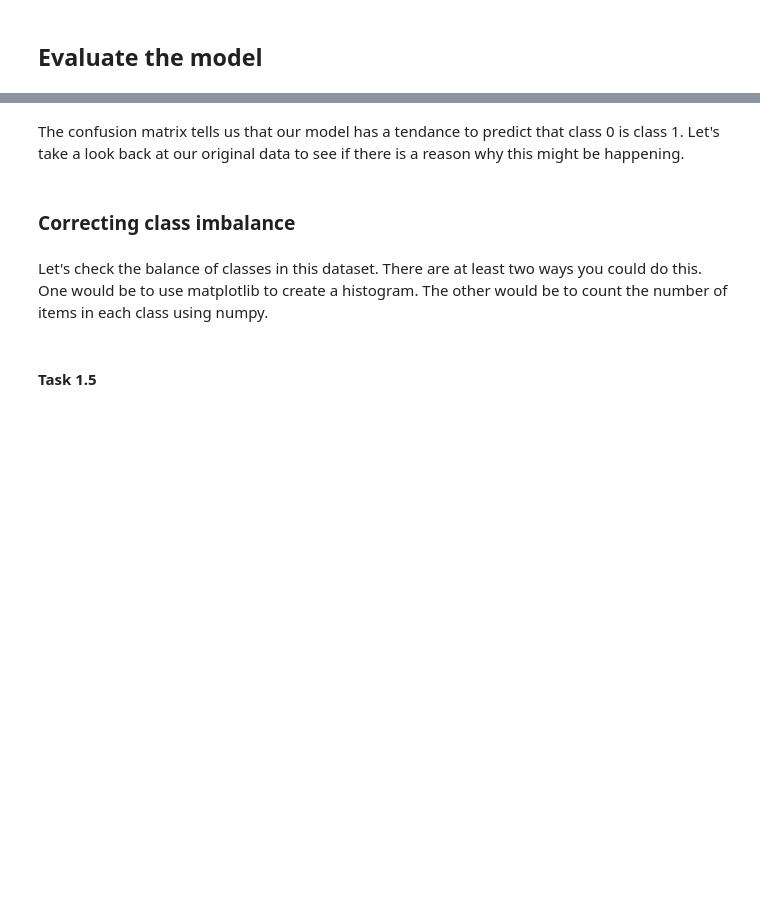
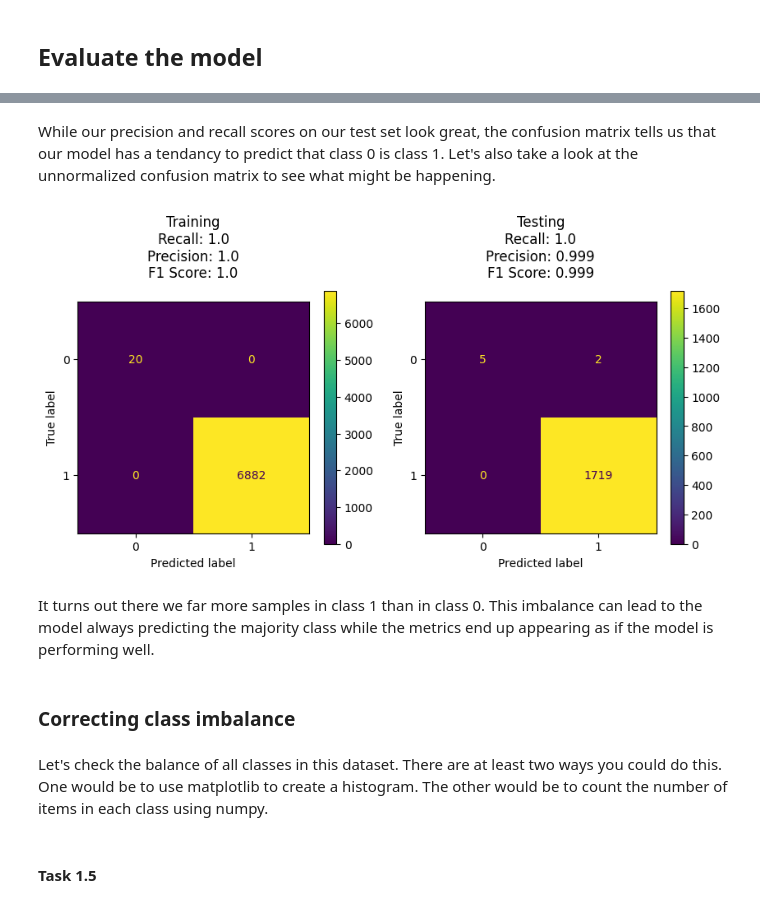
Before and after one commit to dlmbl/intro_ml, a Jupyter notebook: solution-1.ipynb, the cells around one changed output, grey strips where cells are left out. Cells and saved outputs as stored; diff of their text form; code cells hidden in the pictures; blank space fills up the shorter version.

```diff
--- a/solution-1.ipynb
+++ b/solution-1.ipynb
@@ -489,9 +489,28 @@ plot_metrics(test_metrics, 'Testing', ax[1])
 # %% [markdown]
-The confusion matrix tells us that our model has a tendance to predict that class 0 is class 1. Let's take a look back at our original data to see if there is a reason why this might be happening.
+While our precision and recall scores on our test set look great, the confusion matrix tells us that our model has a tendancy to predict that class 0 is class 1. Let's also take a look at the unnormalized confusion matrix to see what might be happening.
+# %%
+# Generate predictions and metrics for training data
+y_pred = lc.predict(X_train)
+y_pred = np.argmax(y_pred, axis=-1)
+train_metrics = benchmark_performance(y_train, y_pred, cm_norm=None)
+
+# Generate predictions and metrics for test data
+y_pred = lc.predict(X_test)
+y_pred = np.argmax(y_pred, axis=-1)
+test_metrics = benchmark_performance(y_test, y_pred, cm_norm=None)
+
+fig, ax = plt.subplots(1, 2, figsize=(10, 4))
+
+plot_metrics(train_metrics, 'Training', ax[0])
+plot_metrics(test_metrics, 'Testing', ax[1])
+# %% [output]
+[figure, added]
+# %% [markdown]
+It turns out there we far more samples in class 1 than in class 0. This imbalance can lead to the model always predicting the majority class while the metrics end up appearing as if the model is performing well.
 # %% [markdown]
 ### Correcting class imbalance
 # %% [markdown]
-Let's check the balance of classes in this dataset. There are at least two ways you could do this. One would be to use matplotlib to create a histogram. The other would be to count the number of items in each class using numpy.
+Let's check the balance of all classes in this dataset. There are at least two ways you could do this. One would be to use matplotlib to create a histogram. The other would be to count the number of items in each class using numpy.
 # %% [markdown]
 #### Task 1.5
 # %%
```
Also changed, not shown: parts of 20 cells of this notebook, 1 other file.
